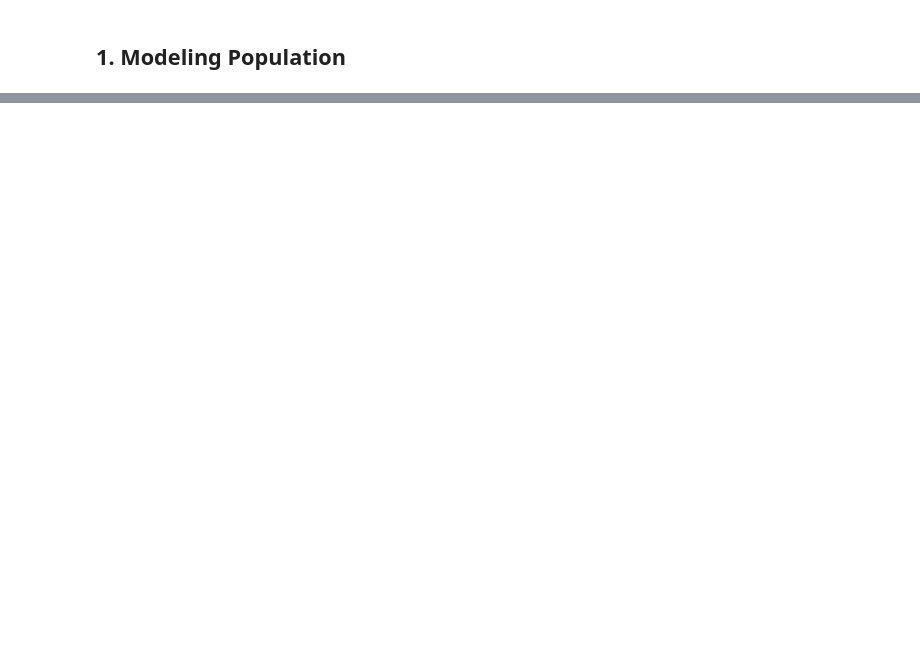
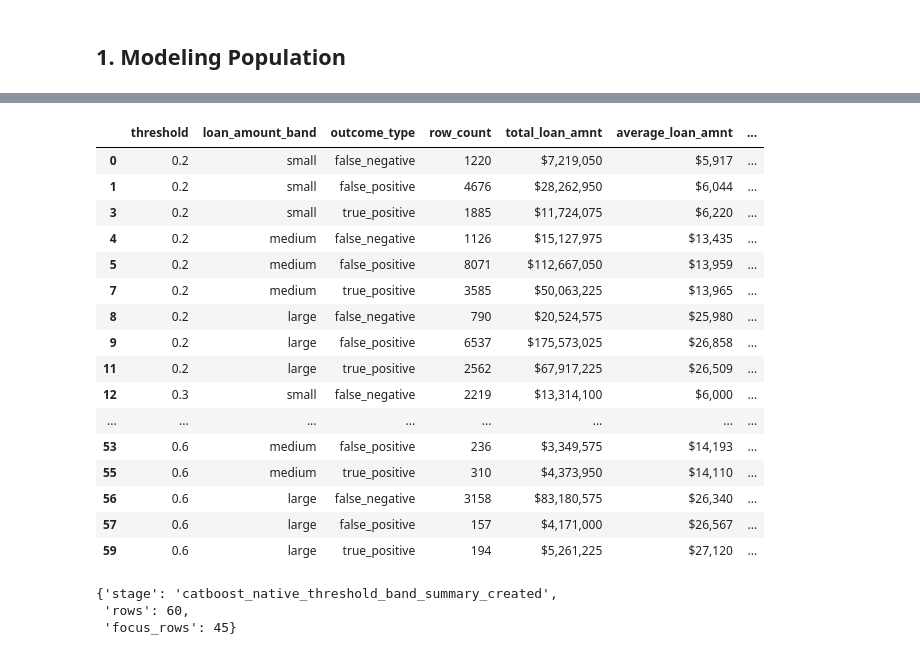
Before and after one commit to Mister-Sippi/loans-at-risk-capturing-default, a Jupyter notebook: notebooks/03_modeling.ipynb, the cells around one changed output, grey strips where cells are left out. Drawn from its saved outputs; the diff is of its cells as text; code cells hidden in the pictures; blank space fills up the shorter version.

```diff
--- a/notebooks/03_modeling.ipynb
+++ b/notebooks/03_modeling.ipynb
@@ -195,0 +2400,72 @@ log(f"Modeling figures directory: {modeling_figures_dir}")
+# %%
+# --------------------------------------------------------
+# Summarize threshold outcomes by loan amount band
+# --------------------------------------------------------
+
+catboost_native_threshold_band_summary_df = (
+    catboost_native_threshold_row_outcomes_df
+    .groupby(["threshold", "loan_amount_band", "outcome_type"], observed=False)
+    .agg(
+        row_count=("loan_amnt", "size"),
+        total_loan_amnt=("loan_amnt", "sum"),
+        average_loan_amnt=("loan_amnt", "mean"),
+        median_loan_amnt=("loan_amnt", "median"),
+    )
+    .reset_index()
+    .sort_values(by=["threshold", "loan_amount_band", "outcome_type"])
+    .reset_index(drop=True)
+)
+
+catboost_native_threshold_band_focus_df = (
+    catboost_native_threshold_band_summary_df[
+        catboost_native_threshold_band_summary_df["outcome_type"].isin(
+            ["false_negative", "false_positive", "true_positive"]
+        )
+    ]
+    .copy()
+)
+
+catboost_native_threshold_band_focus_display_df = (
+    catboost_native_threshold_band_focus_df.copy()
+)
+
+money_columns = [
+    "total_loan_amnt",
+    "average_loan_amnt",
+    "median_loan_amnt",
+]
+
+for column_name in money_columns:
+    catboost_native_threshold_band_focus_display_df[column_name] = (
+        catboost_native_threshold_band_focus_display_df[column_name]
+        .map(lambda value: f"${value:,.0f}")
+    )
+
+display(catboost_native_threshold_band_focus_display_df)
+
+{
+    "stage": "catboost_native_threshold_band_summary_created",
+    "rows": int(catboost_native_threshold_band_summary_df.shape[0]),
+    "focus_rows": int(catboost_native_threshold_band_focus_df.shape[0]),
+}
+# %% [output]
+|  | threshold | loan_amount_band | outcome_type | row_count | total_loan_amnt | average_loan_amnt | ... |
+| 0 | 0.2 | small | false_negative | 1220 | $7,219,050 | $5,917 | ... |
+| 1 | 0.2 | small | false_positive | 4676 | $28,262,950 | $6,044 | ... |
+| 3 | 0.2 | small | true_positive | 1885 | $11,724,075 | $6,220 | ... |
+| 4 | 0.2 | medium | false_negative | 1126 | $15,127,975 | $13,435 | ... |
+| 5 | 0.2 | medium | false_positive | 8071 | $112,667,050 | $13,959 | ... |
+| 7 | 0.2 | medium | true_positive | 3585 | $50,063,225 | $13,965 | ... |
+| 8 | 0.2 | large | false_negative | 790 | $20,524,575 | $25,980 | ... |
+| 9 | 0.2 | large | false_positive | 6537 | $175,573,025 | $26,858 | ... |
+| 11 | 0.2 | large | true_positive | 2562 | $67,917,225 | $26,509 | ... |
+| 12 | 0.3 | small | false_negative | 2219 | $13,314,100 | $6,000 | ... |
+| ... | ... | ... | ... | ... | ... | ... | ... |
+| 53 | 0.6 | medium | false_positive | 236 | $3,349,575 | $14,193 | ... |
+| 55 | 0.6 | medium | true_positive | 310 | $4,373,950 | $14,110 | ... |
+| 56 | 0.6 | large | false_negative | 3158 | $83,180,575 | $26,340 | ... |
+| 57 | 0.6 | large | false_positive | 157 | $4,171,000 | $26,567 | ... |
+| 59 | 0.6 | large | true_positive | 194 | $5,261,225 | $27,120 | ... |
+{'stage': 'catboost_native_threshold_band_summary_created',
+ 'rows': 60,
+ 'focus_rows': 45}
```
Also changed, not shown: parts of 61 cells of this notebook, 32 other files.
